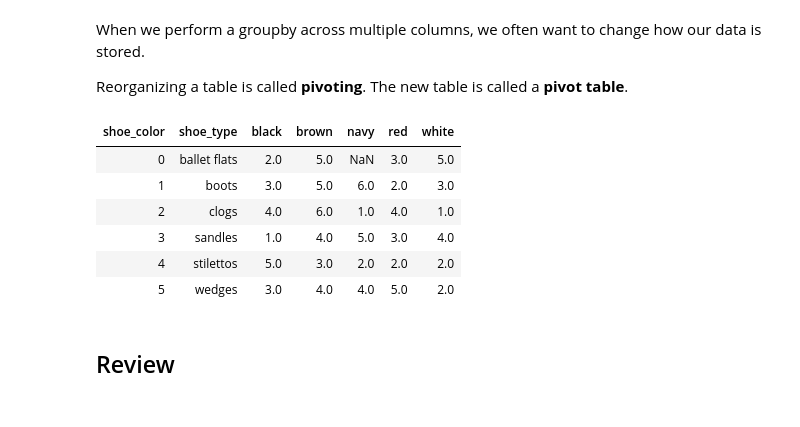
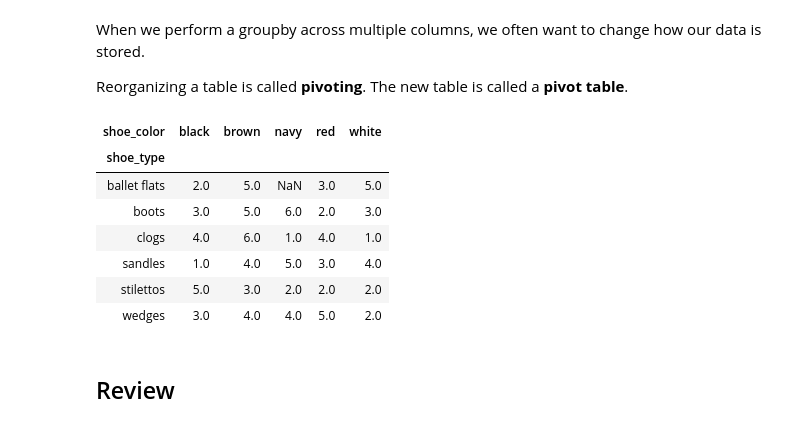
Before and after one commit to dinhanhthi/learn-ai, a Jupyter notebook: codecademy-data-science/course-10 Data Analysis with Pandas/Aggregates in Pandas.ipynb, the cells around one changed output. Drawn from its saved outputs; the diff is of its cells as text; code cells hidden in the pictures.

```diff
--- a/codecademy-data-science/course-10 Data Analysis with Pandas/Aggregates in Pandas.ipynb
+++ b/codecademy-data-science/course-10 Data Analysis with Pandas/Aggregates in Pandas.ipynb
@@ -126,16 +126,17 @@ When we perform a groupby across multiple columns, we often want to change how o
 
 Reorganizing a table is called **pivoting**. The new table is called a **pivot table**.
 # %%
-shoe_counts_pivot = shoe_counts.pivot(columns='shoe_color', index='shoe_type', values='id').reset_index()
+shoe_counts_pivot = shoe_counts.pivot(columns='shoe_color', index='shoe_type', values='id')
 shoe_counts_pivot
 # %% [output]
-| shoe_color | shoe_type | black | brown | navy | red | white |
-| 0 | ballet flats | 2.0 | 5.0 | NaN | 3.0 | 5.0 |
-| 1 | boots | 3.0 | 5.0 | 6.0 | 2.0 | 3.0 |
-| 2 | clogs | 4.0 | 6.0 | 1.0 | 4.0 | 1.0 |
-| 3 | sandles | 1.0 | 4.0 | 5.0 | 3.0 | 4.0 |
-| 4 | stilettos | 5.0 | 3.0 | 2.0 | 2.0 | 2.0 |
-| 5 | wedges | 3.0 | 4.0 | 4.0 | 5.0 | 2.0 |
+| shoe_color | black | brown | navy | red | white |
+| shoe_type |  |  |  |  |  |
+| ballet flats | 2.0 | 5.0 | NaN | 3.0 | 5.0 |
+| boots | 3.0 | 5.0 | 6.0 | 2.0 | 3.0 |
+| clogs | 4.0 | 6.0 | 1.0 | 4.0 | 1.0 |
+| sandles | 1.0 | 4.0 | 5.0 | 3.0 | 4.0 |
+| stilettos | 5.0 | 3.0 | 2.0 | 2.0 | 2.0 |
+| wedges | 3.0 | 4.0 | 4.0 | 5.0 | 2.0 |
 # %% [markdown]
 ## Review
 # %%
```
Also changed, not shown: 8 other files.
